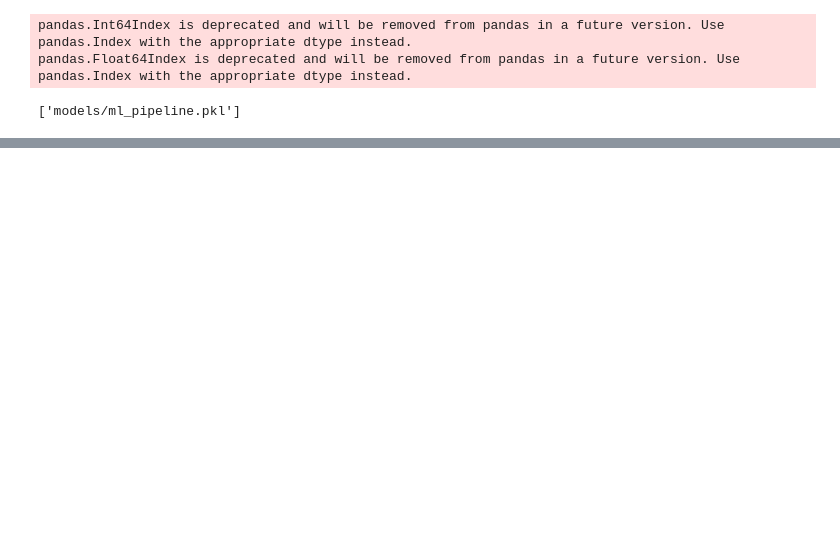
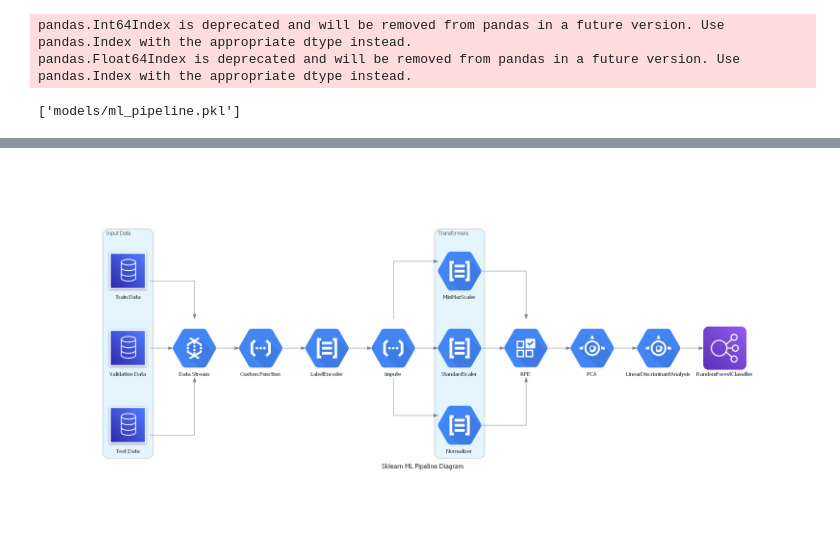
Before and after one commit to TharunKumarReddy5/ml-pipeline-analyzer, a Jupyter notebook: test.ipynb, the cells around one changed output, grey strips where cells are left out. Drawn from its saved outputs; the diff is of its cells as text; code cells hidden in the pictures; blank space fills up the shorter version.

Commit message:
Updated the title parameter

```diff
--- a/test.ipynb
+++ b/test.ipynb
@@ -35,7 +35,8 @@ pandas.Int64Index is deprecated and will be removed from pandas in a future vers
 pandas.Float64Index is deprecated and will be removed from pandas in a future version. Use pandas.Index with the appropriate dtype instead.
 ['models/ml_pipeline.pkl']
 # %%
-a = PipelineDiagram(joblib.load('models/ml_pipeline.pkl'))
-a.show()
-a.show_params()
+sklearn_pipeline = joblib.load('models/ml_pipeline.pkl')
+a = PipelineDiagram(sklearn_pipeline)
+a.show(title='Sklearn ML Pipeline Diagram')
+a.show_params(title='Sklearn Machine Learning Parameters Pipeline')
 # %% [output]
@@ -43 +45,2 @@ a.show_params()
+[figure, added]
 # %%
```
Also changed, not shown: parts of 3 cells of this notebook, 1 other file.
